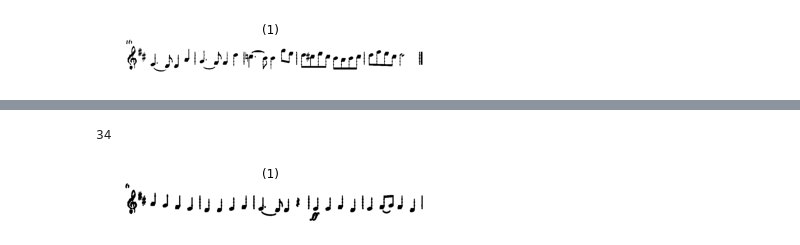
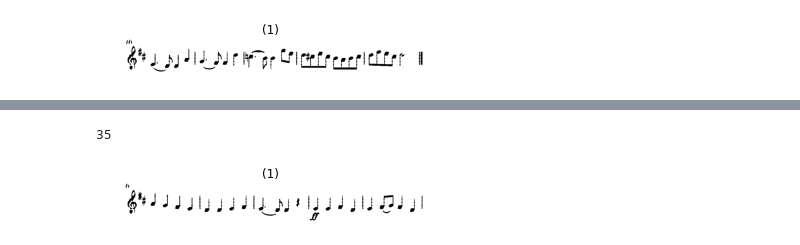
Before and after one commit to aashrafh/Mozart, a Jupyter notebook: omr3.ipynb, the cells around one changed output, grey strips where cells are left out. Cells and saved outputs as stored; diff of their text form; code cells hidden in the pictures.

```diff
--- a/omr3.ipynb
+++ b/omr3.ipynb
@@ -203,15 +244,15 @@ def connected_components():
 # %%
 img = regions_of_interest[1]
 if thickness % 2 == 0:
     thickness = thickness + 1
-img = binary_erosion(img, np.ones((thickness, thickness)))
+img = binary_opening(img, np.ones((thickness, thickness)))
 result = np.copy(img)
 number_of_objects = connected_components()
 print(number_of_objects)
 show_images([img])
 # %% [output]
-34
+35
-[figure, old version]
+[figure, new version]
 # %%
 primatives = []
 # img = regions_of_interest[1]
```
Also changed, not shown: parts of 9 cells of this notebook, 2 other files.
